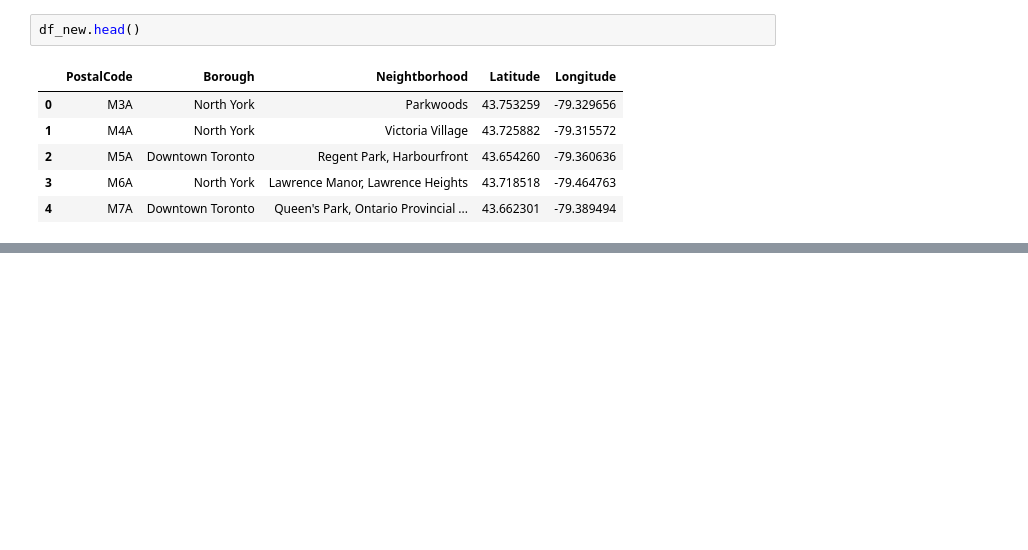
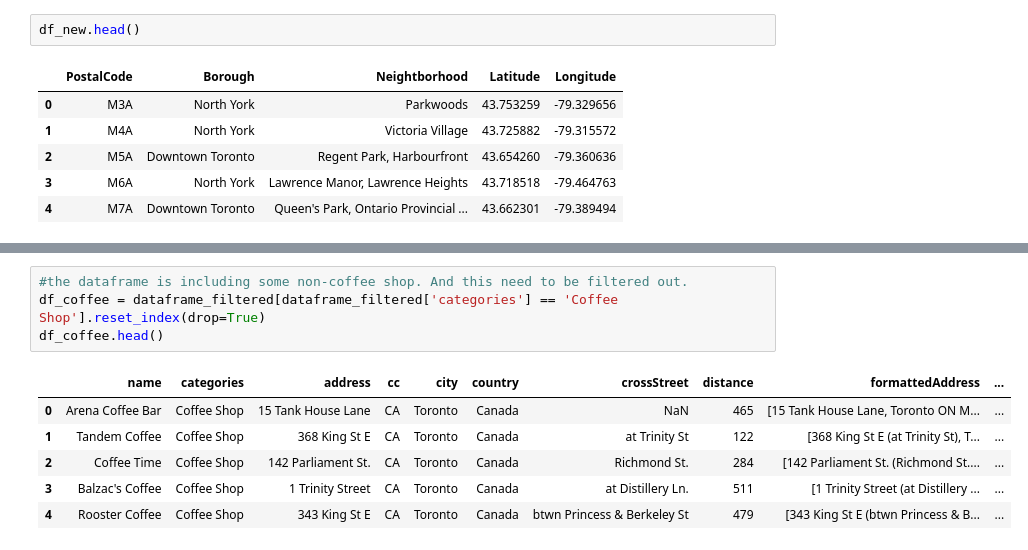
Before and after one commit to larrymanloklai/IBM-Data-Science-Prof-Cert, a Jupyter notebook: Peer-graded Assignment: Segmenting and Clustering .ipynb, the cells around one changed output, grey strips where cells are left out. Cells and saved outputs as stored; diff of their text form; blank space fills up the shorter version.

```diff
--- a/Peer-graded Assignment: Segmenting and Clustering .ipynb
+++ b/Peer-graded Assignment: Segmenting and Clustering .ipynb
@@ -122,0 +349,11 @@ df_new.head()
+# %%
+#the dataframe is including some non-coffee shop. And this need to be filtered out.
+df_coffee = dataframe_filtered[dataframe_filtered['categories'] == 'Coffee Shop'].reset_index(drop=True)
+df_coffee.head()
+# %% [output]
+|  | name | categories | address | cc | city | country | crossStreet | distance | formattedAddress | ... |
+| 0 | Arena Coffee Bar | Coffee Shop | 15 Tank House Lane | CA | Toronto | Canada | NaN | 465 | [15 Tank House Lane, Toronto ON M... | ... |
+| 1 | Tandem Coffee | Coffee Shop | 368 King St E | CA | Toronto | Canada | at Trinity St | 122 | [368 King St E (at Trinity St), T... | ... |
+| 2 | Coffee Time | Coffee Shop | 142 Parliament St. | CA | Toronto | Canada | Richmond St. | 284 | [142 Parliament St. (Richmond St.... | ... |
+| 3 | Balzac's Coffee | Coffee Shop | 1 Trinity Street | CA | Toronto | Canada | at Distillery Ln. | 511 | [1 Trinity Street (at Distillery ... | ... |
+| 4 | Rooster Coffee | Coffee Shop | 343 King St E | CA | Toronto | Canada | btwn Princess & Berkeley St | 479 | [343 King St E (btwn Princess & B... | ... |
```
Also changed, not shown: parts of 19 cells of this notebook.
